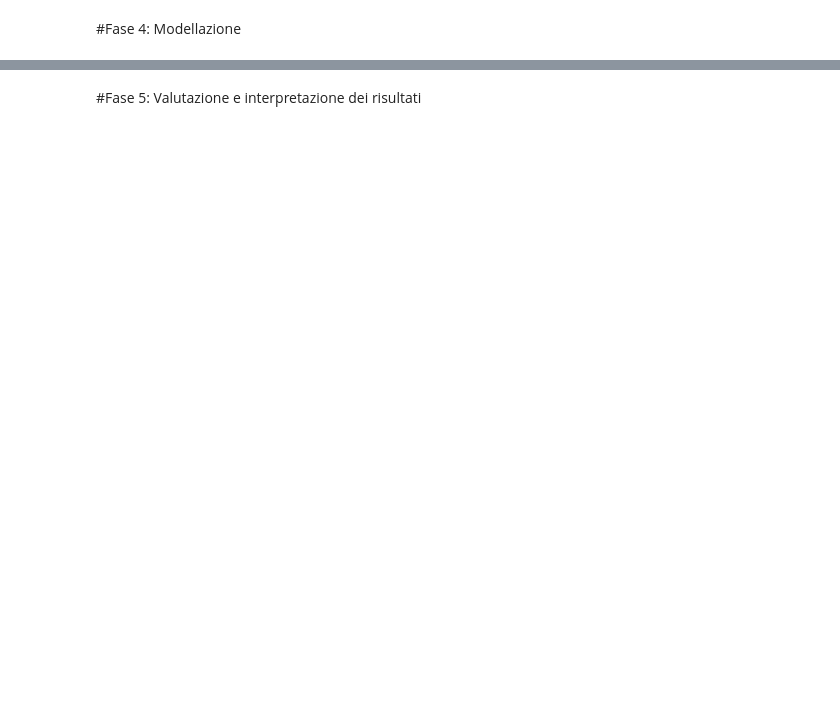
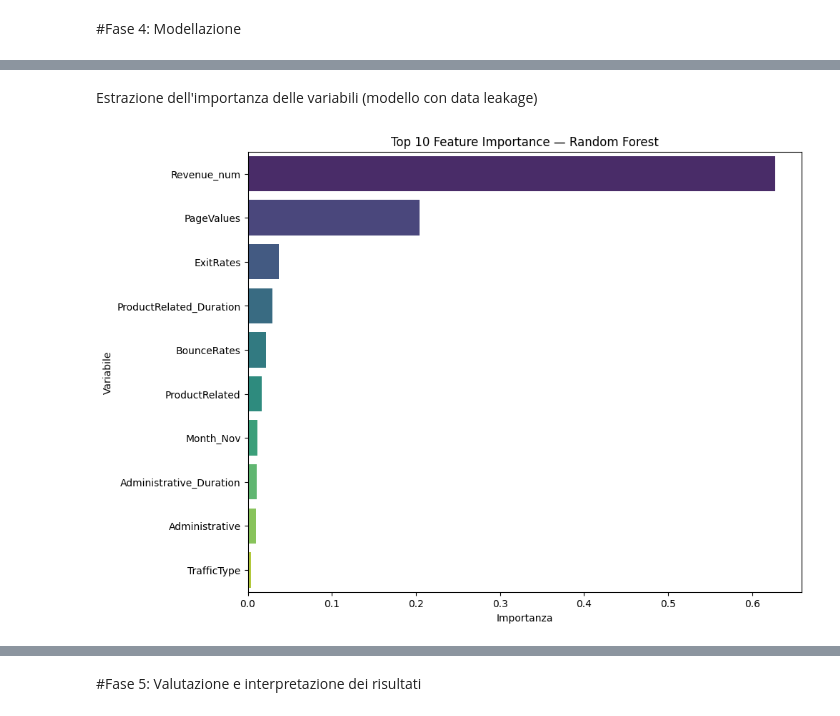
Before and after one commit to carlottaforza03/Progetto-IntroDSePC-Gruppo-6, a Jupyter notebook: notebooks/Progetto_IntroDSePC_gruppo_6.ipynb, the cells around one changed output, grey strips where cells are left out. Saved outputs shown, nothing was run; the diff lists cells and outputs as text; code cells hidden in the pictures; blank space fills up the shorter version.

```diff
--- a/notebooks/Progetto_IntroDSePC_gruppo_6.ipynb
+++ b/notebooks/Progetto_IntroDSePC_gruppo_6.ipynb
@@ -514,0 +758,3 @@ Il grafico a barre mostra in modo immediato che gli utenti che completano un acq
+# %%
+variabili_indipendenti = pd.get_dummies(shopping.drop('Revenue', axis=1), drop_first=True)
+variabile_target = shopping['Revenue'].astype(int)
@@ -514,0 +825,25 @@ Il grafico a barre mostra in modo immediato che gli utenti che completano un acq
+# %% [markdown]
+Estrazione dell'importanza delle variabili (modello con data leakage)
+# %%
+importanza_variabili = pd.DataFrame({
+    "feature": variabili_indipendenti.columns,
+    "importanza": modello_rf.feature_importances_
+}).sort_values("importanza", ascending=False)
+
+
+# Grafico delle top 10
+plt.figure(figsize=(10, 8))
+sns.barplot(
+    data=importanza_variabili.head(10),
+    x="importanza",
+    y="feature",
+    hue="feature",
+    palette="viridis",
+    legend=False
+)
+plt.title("Top 10 Feature Importance — Random Forest")
+plt.xlabel("Importanza")
+plt.ylabel("Variabile")
+plt.show()
+# %% [output]
+[figure, added]
```
Also changed, not shown: parts of 81 cells of this notebook.
